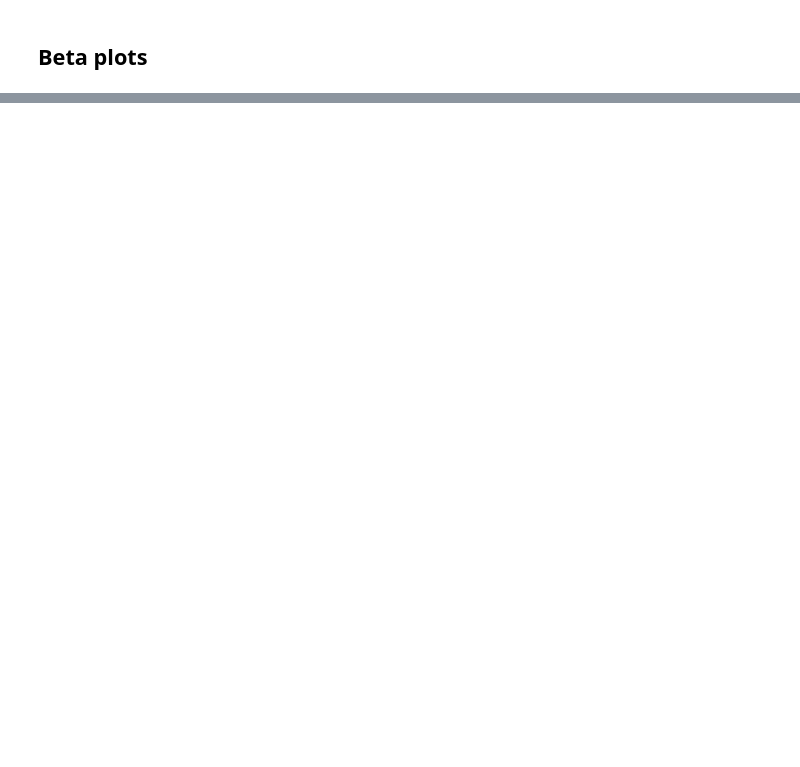
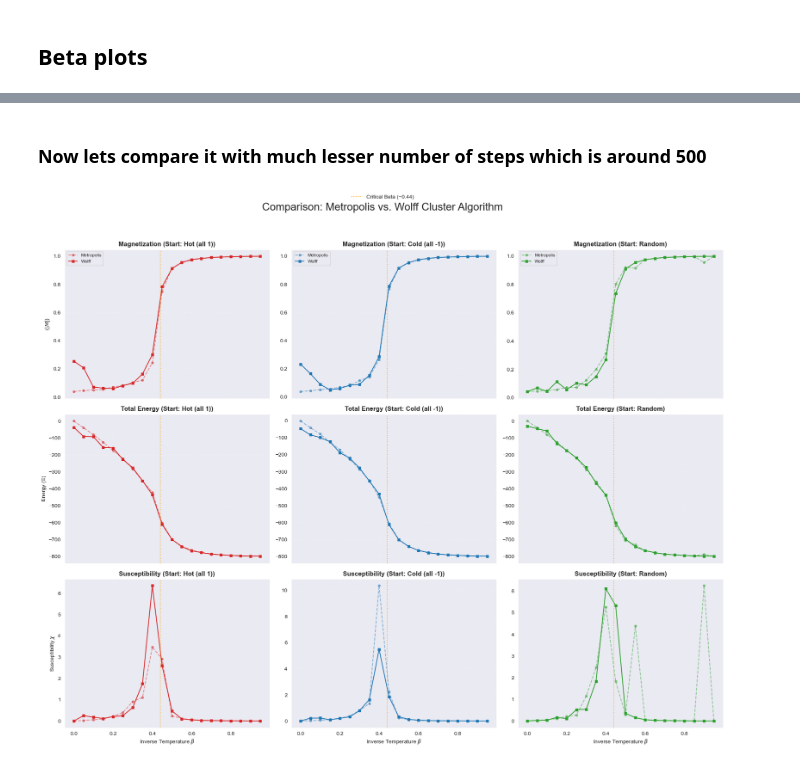
Before and after one commit to JHeczko/dataScience_kurs, a Jupyter notebook: classic_data_science/Markov_Chains/ising_model_wolff_simulation.ipynb, the cells around one changed output, grey strips where cells are left out. Cells and saved outputs as stored; diff of their text form; code cells hidden in the pictures; blank space fills up the shorter version.

```diff
--- a/classic_data_science/Markov_Chains/ising_model_wolff_simulation.ipynb
+++ b/classic_data_science/Markov_Chains/ising_model_wolff_simulation.ipynb
@@ -378,0 +486,12 @@ plot_stats(mag = mag_wolff, tot_en = tot_en_wolff, sus = sus_wolff, title_model=
+# %% [markdown]
+### Now lets compare it with much lesser number of steps which is around 500
+# %%
+plot_comparison(
+    mag_met=stats_metropolis_short['mag'],
+    en_met=stats_metropolis_short['en'],
+    sus_met=stats_metropolis_short['sus'],
+    mag_wolff=stats_wolff_short['mag'],
+    en_wolff=stats_wolff_short['en'],
+    sus_wolff=stats_wolff_short['sus'])
+# %% [output]
+[figure, added]
```
Also changed, not shown: parts of 19 cells of this notebook.
